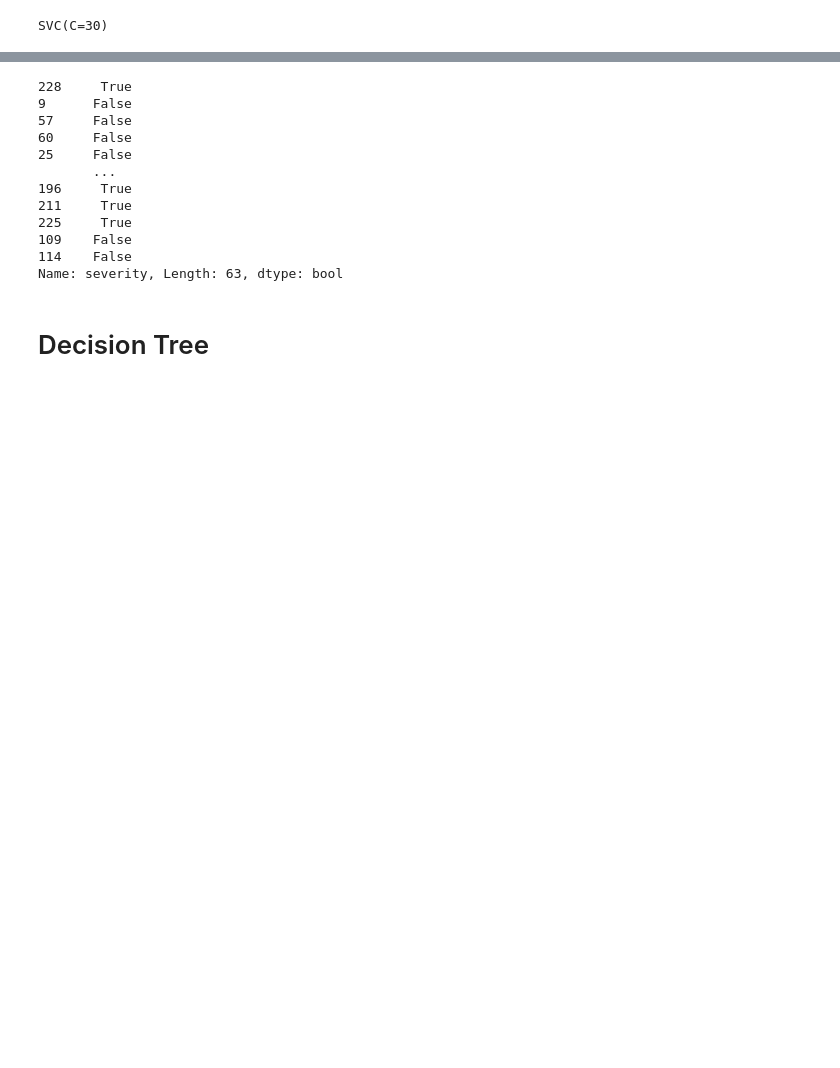
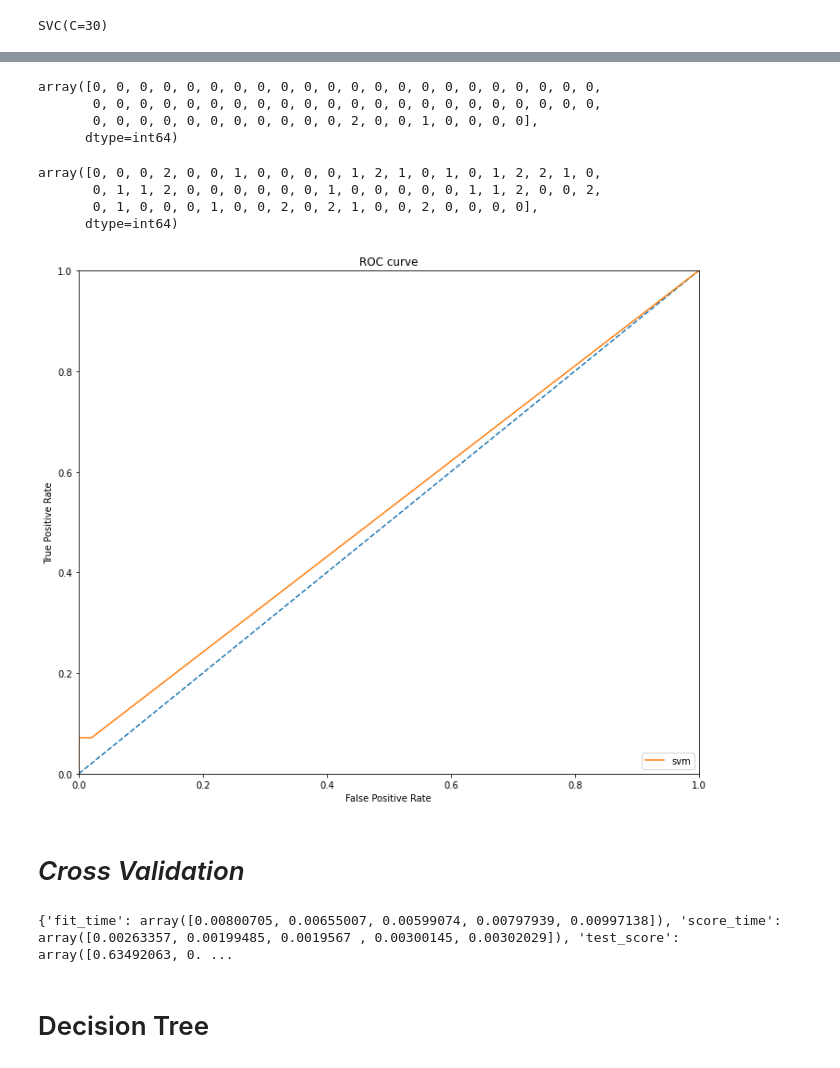
Before and after one commit to lvu5/med_project, a Jupyter notebook: Code_Classification.ipynb, the cells around one changed output, grey strips where cells are left out. Cells and saved outputs as stored; diff of their text form; code cells hidden in the pictures; blank space fills up the shorter version.

```diff
--- a/Code_Classification.ipynb
+++ b/Code_Classification.ipynb
@@ -135,19 +201,52 @@ svm.score(x_test, y_test)
 # %%
 y_pred = svm.predict(x_test)
-y_pred == y_test
+# y_pred == y_test
+np.array(y_pred)
 # %% [output]
-228     True
-9      False
-57     False
-60     False
-25     False
-       ...
-196     True
-211     True
-225     True
-109    False
-114    False
-Name: severity, Length: 63, dtype: bool
+array([0, 0, 0, 0, 0, 0, 0, 0, 0, 0, 0, 0, 0, 0, 0, 0, 0, 0, 0, 0, 0, 0,
+       0, 0, 0, 0, 0, 0, 0, 0, 0, 0, 0, 0, 0, 0, 0, 0, 0, 0, 0, 0, 0, 0,
+       0, 0, 0, 0, 0, 0, 0, 0, 0, 0, 0, 2, 0, 0, 1, 0, 0, 0, 0],
+      dtype=int64)
+# %%
+np.array(y_test)
+# %% [output]
+array([0, 0, 0, 2, 0, 0, 1, 0, 0, 0, 0, 1, 2, 1, 0, 1, 0, 1, 2, 2, 1, 0,
+       0, 1, 1, 2, 0, 0, 0, 0, 0, 0, 1, 0, 0, 0, 0, 0, 1, 1, 2, 0, 0, 2,
+       0, 1, 0, 0, 0, 1, 0, 0, 2, 0, 2, 1, 0, 0, 2, 0, 0, 0, 0],
+      dtype=int64)
+# %%
+y_scores = svm.predict(x_test)
+fpr_svm, tpr_svm, threshold = roc_curve(y_test, y_scores, pos_label= 1)
+roc_auc = auc(fpr_svm, tpr_svm)
+# %%
+import matplotlib.pyplot as plt
+fig = plt.figure(figsize=(12,10))          # Create window frame
+ax = fig.add_subplot(111)   # Create axes
+# 9.2 Also connect diagonals
+ax.plot([0, 1], [0, 1], ls="--")   # Dashed diagonal line
+# 9.3 Labels etc
+ax.set_xlabel('False Positive Rate')  # Final plot decorations
+ax.set_ylabel('True Positive Rate')
+ax.set_title('ROC curve')
+# 9.4 Set graph limits
+ax.set_xlim([0.0, 1.0])
+ax.set_ylim([0.0, 1.0])
+
+# 9.5 Plot each graph now
+ax.plot(fpr_svm, tpr_svm, label = "svm")
+# 9.6 Set legend and show plot
+ax.legend(loc="lower right")
+plt.show()
+# %% [output]
+[figure, added]
+# %% [markdown]
+# *Cross Validation*
+# %%
+scores = cross_validate(svm, x, y, cv=5, scoring=('accuracy'),
+                        return_train_score=True)
+print(scores)
+# %% [output]
+{'fit_time': array([0.00800705, 0.00655007, 0.00599074, 0.00797939, 0.00997138]), 'score_time': array([0.00263357, 0.00199485, 0.0019567 , 0.00300145, 0.00302029]), 'test_score': array([0.63492063, 0. ...
 # %% [markdown]
 # Decision Tree
 # %%
```
Also changed, not shown: parts of 29 cells of this notebook, 5 other files.
